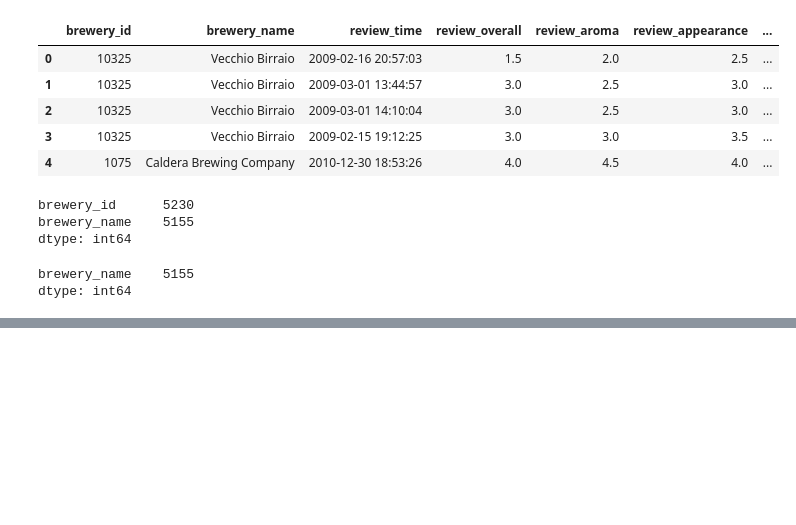
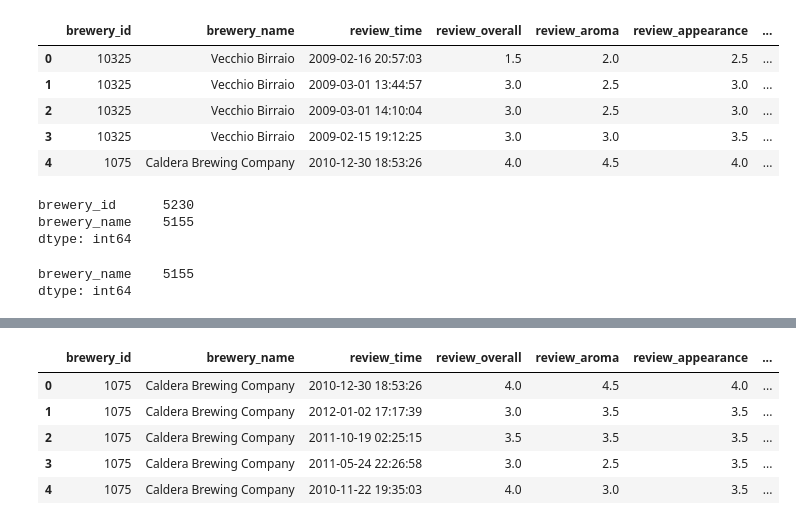
Before and after one commit to rmr1154/ETLProject, a Jupyter notebook: Beer_ETL.ipynb, the cells around one changed output, grey strips where cells are left out. Cells and saved outputs as stored; diff of their text form; code cells hidden in the pictures; blank space fills up the shorter version.

```diff
--- a/Beer_ETL.ipynb
+++ b/Beer_ETL.ipynb
@@ -182,0 +263,9 @@ combined_beer = beer_reviews_src_df.merge(us_breweries_src_df,left_on='brewery_n
+# %%
+combined_beer.head()
+# %% [output]
+|  | brewery_id | brewery_name | review_time | review_overall | review_aroma | review_appearance | ... |
+| 0 | 1075 | Caldera Brewing Company | 2010-12-30 18:53:26 | 4.0 | 4.5 | 4.0 | ... |
+| 1 | 1075 | Caldera Brewing Company | 2012-01-02 17:17:39 | 3.0 | 3.5 | 3.5 | ... |
+| 2 | 1075 | Caldera Brewing Company | 2011-10-19 02:25:15 | 3.5 | 3.5 | 3.5 | ... |
+| 3 | 1075 | Caldera Brewing Company | 2011-05-24 22:26:58 | 3.0 | 2.5 | 3.5 | ... |
+| 4 | 1075 | Caldera Brewing Company | 2010-11-22 19:35:03 | 4.0 | 3.0 | 3.5 | ... |
```
Also changed, not shown: parts of 11 cells of this notebook, 1 other file.
